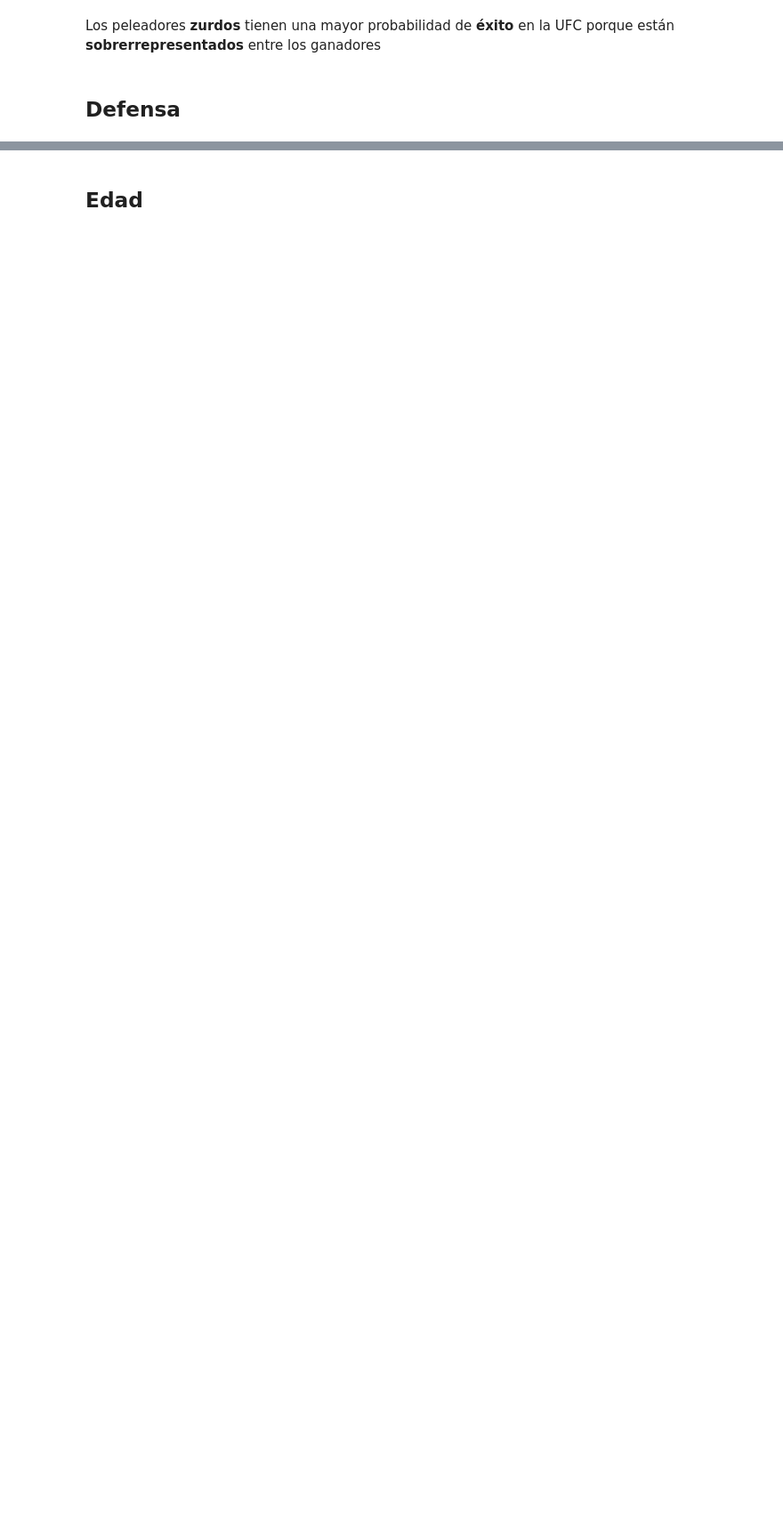
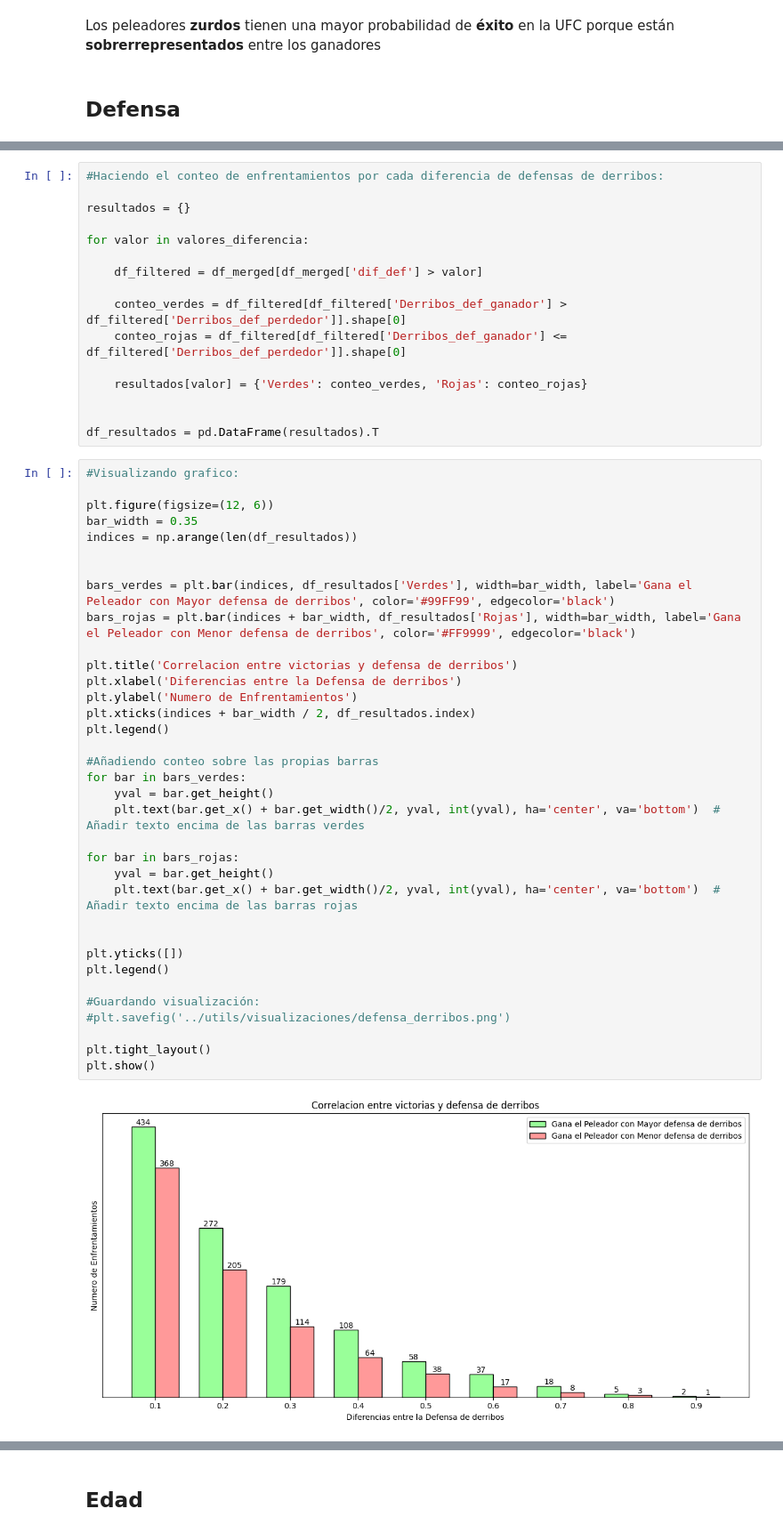
Before and after one commit to JavierRodriguezFontiveros/UFC_EDA, a Jupyter notebook: SRC/notebook/UFC_Notebook.ipynb, the cells around one changed output, grey strips where cells are left out. Shown at 89% size. Cells and saved outputs as stored; diff of their text form; blank space fills up the shorter version.

```diff
--- a/SRC/notebook/UFC_Notebook.ipynb
+++ b/SRC/notebook/UFC_Notebook.ipynb
@@ -557,0 +520,53 @@ plt.show()
+# %%
+#Haciendo el conteo de enfrentamientos por cada diferencia de defensas de derribos:
+
+resultados = {}
+
+for valor in valores_diferencia:
+
+    df_filtered = df_merged[df_merged['dif_def'] > valor]
+
+    conteo_verdes = df_filtered[df_filtered['Derribos_def_ganador'] > df_filtered['Derribos_def_perdedor']].shape[0]
+    conteo_rojas = df_filtered[df_filtered['Derribos_def_ganador'] <= df_filtered['Derribos_def_perdedor']].shape[0]
+
+    resultados[valor] = {'Verdes': conteo_verdes, 'Rojas': conteo_rojas}
+
+
+df_resultados = pd.DataFrame(resultados).T
+# %%
+#Visualizando grafico:
+
+plt.figure(figsize=(12, 6))
+bar_width = 0.35
+indices = np.arange(len(df_resultados))
+
+
+bars_verdes = plt.bar(indices, df_resultados['Verdes'], width=bar_width, label='Gana el Peleador con Mayor defensa de derribos', color='#99FF99', edgecolor='black')
+bars_rojas = plt.bar(indices + bar_width, df_resultados['Rojas'], width=bar_width, label='Gana el Peleador con Menor defensa de derribos', color='#FF9999', edgecolor='black')
+
+plt.title('Correlacion entre victorias y defensa de derribos')
+plt.xlabel('Diferencias entre la Defensa de derribos')
+plt.ylabel('Numero de Enfrentamientos')
+plt.xticks(indices + bar_width / 2, df_resultados.index)
+plt.legend()
+
+#Añadiendo conteo sobre las propias barras
+for bar in bars_verdes:
+    yval = bar.get_height()
+    plt.text(bar.get_x() + bar.get_width()/2, yval, int(yval), ha='center', va='bottom')  # Añadir texto encima de las barras verdes
+
+for bar in bars_rojas:
+    yval = bar.get_height()
+    plt.text(bar.get_x() + bar.get_width()/2, yval, int(yval), ha='center', va='bottom')  # Añadir texto encima de las barras rojas
+
+
+plt.yticks([])
+plt.legend()
+
+#Guardando visualización:
+#plt.savefig('../utils/visualizaciones/defensa_derribos.png')
+
+plt.tight_layout()
+plt.show()
+# %% [output]
+[figure, added]
```
Also changed, not shown: parts of 15 cells of this notebook, 3 other files.
